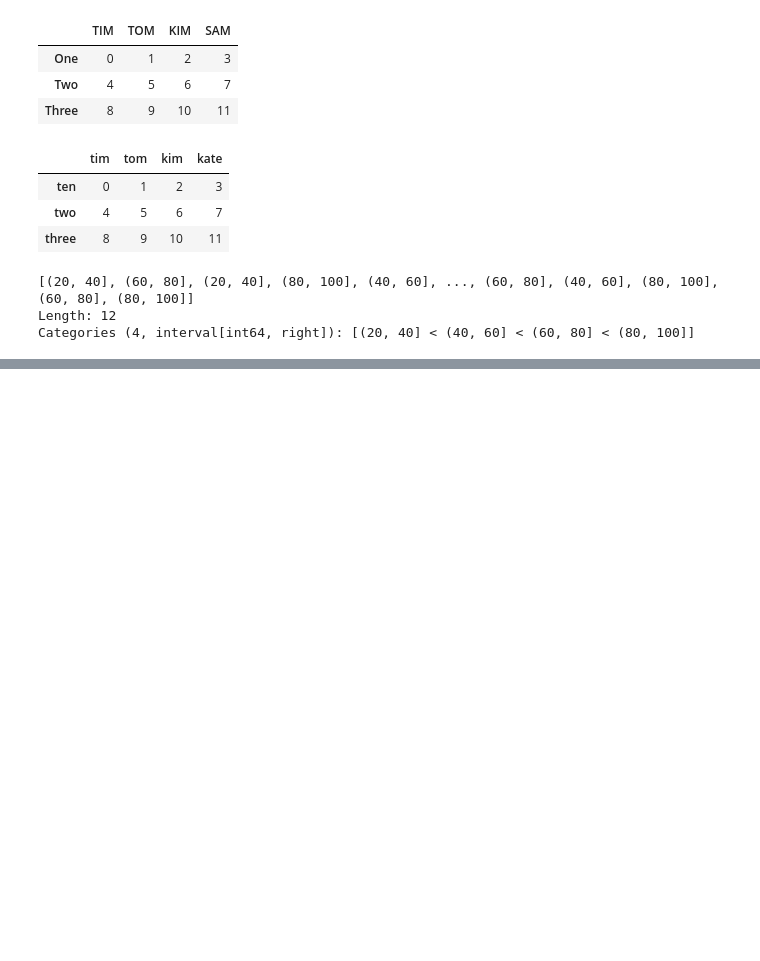
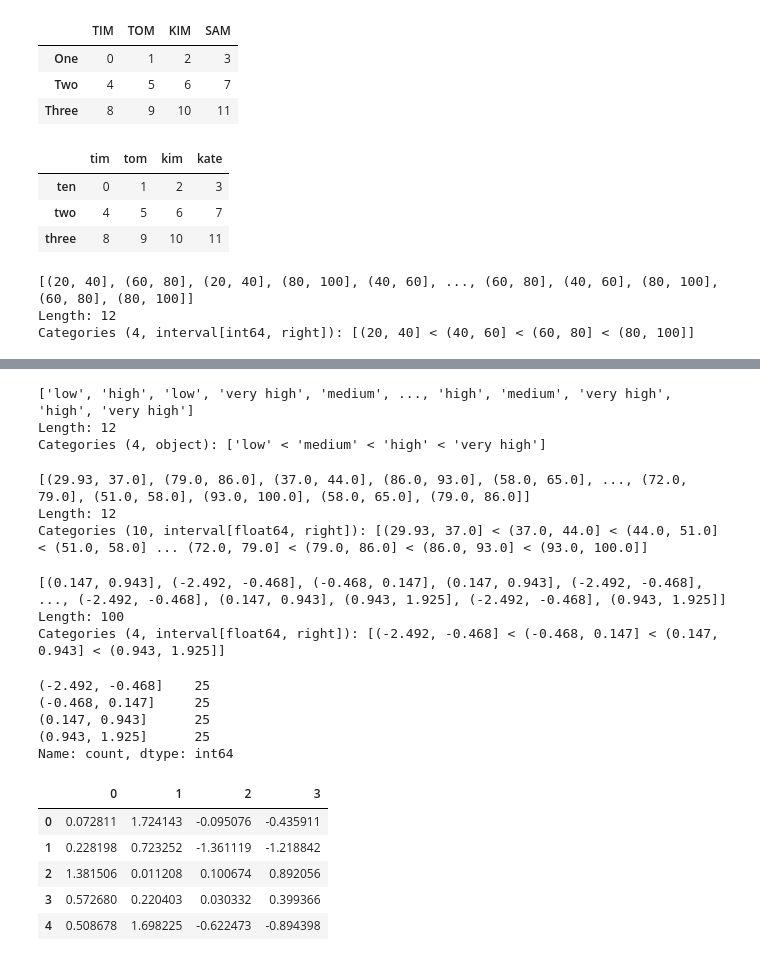
Before and after one commit to MarcoDava/PandasPractice, a Jupyter notebook: PandasTutorial9.ipynb, the cells around one changed output, grey strips where cells are left out. Cells and saved outputs as stored; diff of their text form; code cells hidden in the pictures; blank space fills up the shorter version.

```diff
--- a/PandasTutorial9.ipynb
+++ b/PandasTutorial9.ipynb
@@ -146,0 +170,13 @@ Categories (4, interval[int64, right]): [(20, 40] < (40, 60] < (60, 80] < (80, 1
+# %%
+nm=["low","medium","high","very high"]
+pd.cut(sc,x,labels=nm)
+# %% [output]
+['low', 'high', 'low', 'very high', 'medium', ..., 'high', 'medium', 'very high', 'high', 'very high']
+Length: 12
+Categories (4, object): ['low' < 'medium' < 'high' < 'very high']
+# %%
+pd.cut(sc,10)
+# %% [output]
+[(29.93, 37.0], (79.0, 86.0], (37.0, 44.0], (86.0, 93.0], (58.0, 65.0], ..., (72.0, 79.0], (51.0, 58.0], (93.0, 100.0], (58.0, 65.0], (79.0, 86.0]]
+Length: 12
+Categories (10, interval[float64, right]): [(29.93, 37.0] < (37.0, 44.0] < (44.0, 51.0] < (51.0, 58.0] ... (72.0, 79.0] < (79.0, 86.0] < (86.0, 93.0] < (93.0, 100.0]]
@@ -146,0 +186,24 @@ Categories (4, interval[int64, right]): [(20, 40] < (40, 60] < (60, 80] < (80, 1
+# %%
+c
+# %% [output]
+[(0.147, 0.943], (-2.492, -0.468], (-0.468, 0.147], (0.147, 0.943], (-2.492, -0.468], ..., (-2.492, -0.468], (0.147, 0.943], (0.943, 1.925], (-2.492, -0.468], (0.943, 1.925]]
+Length: 100
+Categories (4, interval[float64, right]): [(-2.492, -0.468] < (-0.468, 0.147] < (0.147, 0.943] < (0.943, 1.925]]
+# %%
+pd.value_counts(c)
+# %% [output]
+(-2.492, -0.468]    25
+(-0.468, 0.147]     25
+(0.147, 0.943]      25
+(0.943, 1.925]      25
+Name: count, dtype: int64
+# %%
+data=pd.DataFrame(np.random.randn(1000,4))
+data.head()
+# %% [output]
+|  | 0 | 1 | 2 | 3 |
+| 0 | 0.072811 | 1.724143 | -0.095076 | -0.435911 |
+| 1 | 0.228198 | 0.723252 | -1.361119 | -1.218842 |
+| 2 | 1.381506 | 0.011208 | 0.100674 | 0.892056 |
+| 3 | 0.572680 | 0.220403 | 0.030332 | 0.399366 |
+| 4 | 0.508678 | 1.698225 | -0.622473 | -0.894398 |
```
Also changed, not shown: parts of 19 cells of this notebook.
